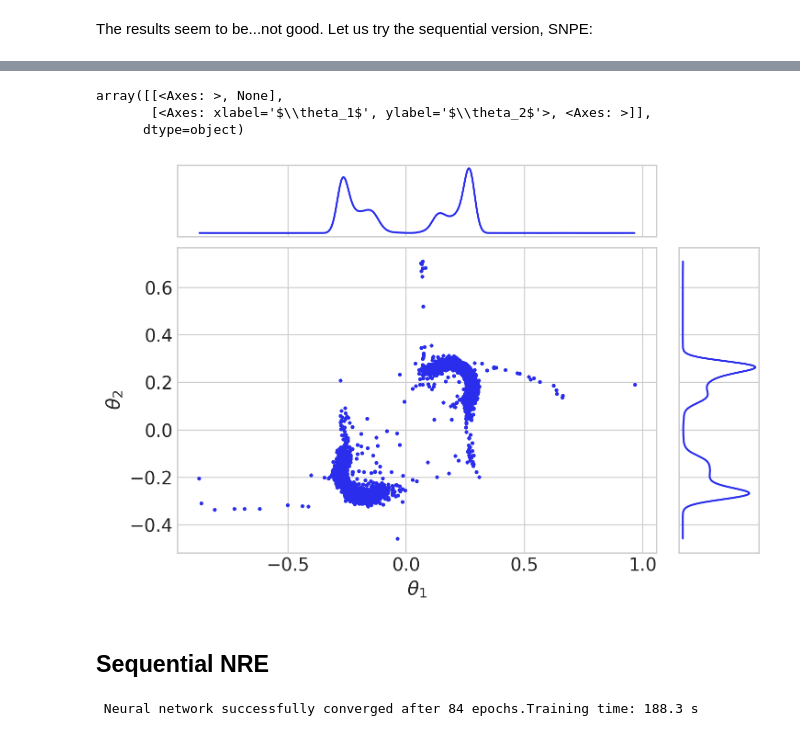
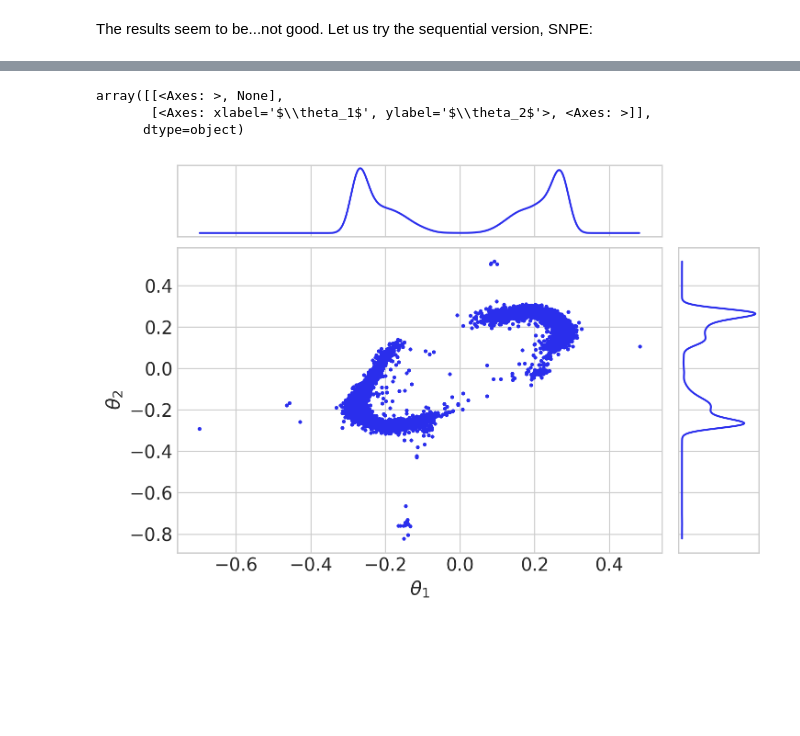
Before and after one commit to binado/sbisandbox, a Jupyter notebook: notebooks/twomoons.ipynb, the cells around one changed output, grey strips where cells are left out. Drawn from its saved outputs; the diff is of its cells as text; code cells hidden in the pictures; blank space fills up the shorter version.

```diff
--- a/notebooks/twomoons.ipynb
+++ b/notebooks/twomoons.ipynb
@@ -209,13 +239,19 @@ Our implementation takes very few seconds to generate the samples. Let us plot s
 labels = ["$\\theta_1$", "$\\theta_2$"]
 
 
-def get_data(samples, warmup: int = None, thin: int = 1):
+def get_data(samples, warmup: int = 0, thin: int = 1):
     data = (samples[:, warmup::thin, 0], samples[:, warmup::thin, 1])
     return dict(zip(labels, data))
 
 
-data = get_data(samples)
-az.plot_trace(data, var_names=labels, rug=True)
-az.plot_autocorr(data, var_names=labels, grid=(2, 5), max_lag=1000)
-az.plot_ess(data, var_names=labels, relative=True, kind="quantile", extra_methods=True)
+data_from_mcmc = get_data(samples_from_mcmc)
+az.plot_trace(data_from_mcmc, var_names=labels, rug=True, kind="rank_vlines")
+az.plot_autocorr(data_from_mcmc, var_names=labels, grid=(2, 5), max_lag=1000)
+az.plot_ess(
+    data_from_mcmc,
+    var_names=labels,
+    relative=True,
+    kind="evolution",
+    extra_methods=True,
+)
 # %% [output]
@@ -289,0 +309,12 @@ array([[<Axes: >, None],
+# %%
+num_simulations = 16384
+num_samples = 16384
+x0 = torch.zeros(2)
+# %%
+training_kwargs = {
+    "show_train_summary": True,
+    "training_batch_size": 128,
+    "use_combined_loss": True,
+    "learning_rate": 2e-4,
+}
+truncate_at = 1e-4
@@ -290,3 +372,6 @@ array([[<Axes: >, None],
 # %% [markdown]
 The results seem to be...not good. Let us try the sequential version, SNPE:
+# %%
+snpe = SNPERunner(benchmark=two_moons, seed=seed, density_estimator="nsf")
+num_rounds = 4
 # %%
@@ -334,20 +423,11 @@ Using SNPE-C with atomic loss
    )
  ))
 # %%
-num_samples = 10000
-samples = snpe.sample(num_samples, x=torch.tensor([0, 0]))
-# print(snpe.sampling_time)
-data = dict(zip(labels, (samples[:, 0], samples[:, 1])))
-az.plot_pair(data, var_names=labels, marginals=True)
+samples_from_snpe = snpe.sample(num_samples, x=x0)
+data_from_snpe = get_data(samples_from_snpe.unsqueeze(0))
+az.plot_pair(data_from_snpe, var_names=labels, marginals=True)
 # %% [output]
 array([[<Axes: >, None],
        [<Axes: xlabel='$\\theta_1$', ylabel='$\\theta_2$'>, <Axes: >]],
       dtype=object)
-[figure, old version]
+[figure, new version]
-# %% [markdown]
-## Sequential NRE
-# %%
-snre.train(num_simulations)
-print(f"Training time: {snre.training_time:.1f} s")
-# %% [output]
- Neural network successfully converged after 84 epochs.Training time: 188.3 s
```
Also changed, not shown: parts of 47 cells of this notebook.
